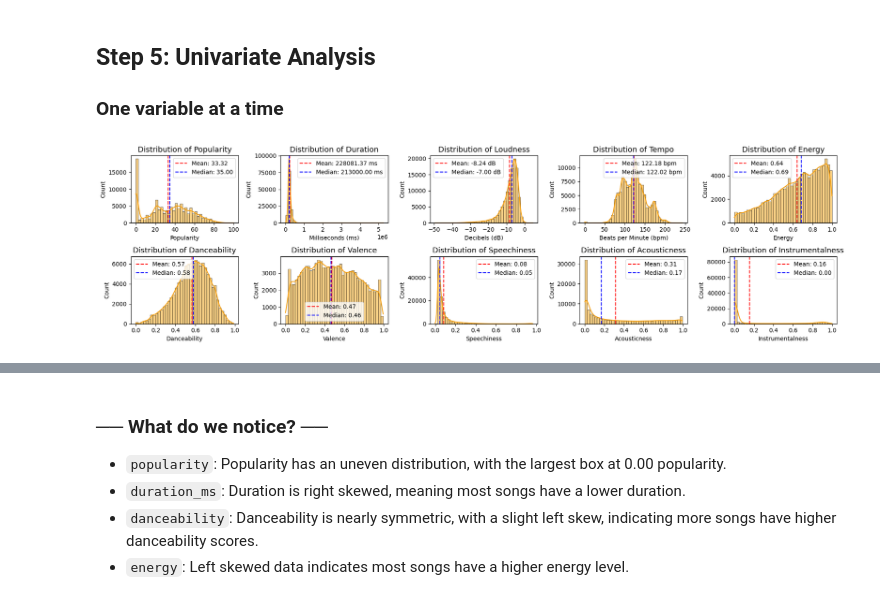
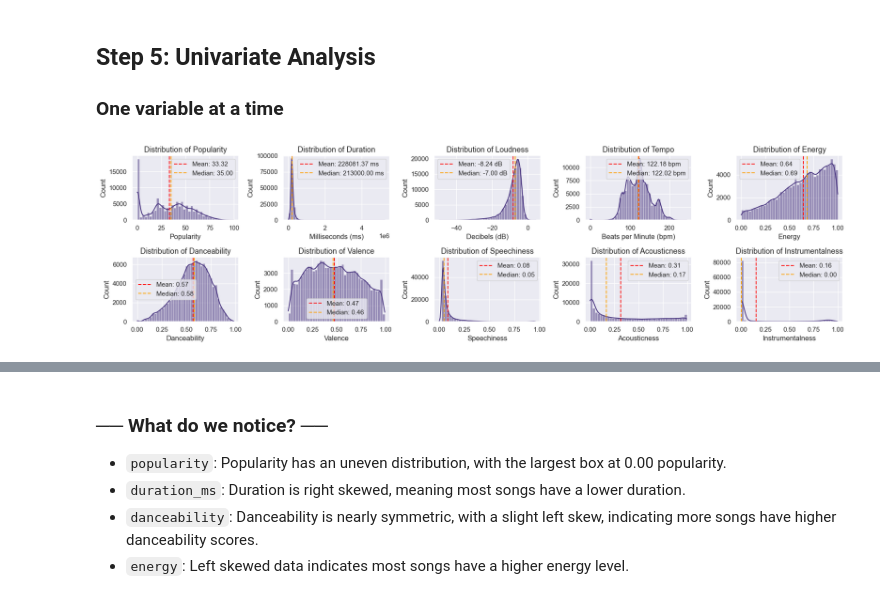
Before and after one commit to vampdevice/spotify-analysis, a Jupyter notebook: spotify_analysis.ipynb, the cells around one changed output, grey strips where cells are left out. Cells and saved outputs as stored; diff of their text form; code cells hidden in the pictures.

```diff
--- a/spotify_analysis.ipynb
+++ b/spotify_analysis.ipynb
@@ -19,6 +19,9 @@ import seaborn as sns
 
 # ── PCA Analysis and Clustering ──
 import sklearn
+# %%
+# ── Set Cohesive Theme ──
+sns.set_theme(palette='viridis')
 # %% [markdown]
 ## Step 1: Load Dataset
 ### Read data into memory; first look
@@ -357,89 +360,89 @@ fig, axes = plt.subplots(2, 5, figsize=(18, 5))
 axes = axes.flatten()
 
 # Popularity
-sns.histplot(df['popularity'], bins=40, kde=True, ax=axes[0], color='#f59e0b')
+sns.histplot(df['popularity'], bins=40, kde=True, ax=axes[0])
 axes[0].set_title('Distribution of Popularity', fontsize=13)
 axes[0].set_xlabel("Popularity")
 axes[0].axvline(df['popularity'].mean(), color='red', ls='--', label=f"Mean: {df['popularity'].mean():.2f}")
-axes[0].axvline(df['popularity'].median(), color='blue', ls='--', label=f"Median: {df['popularity'].median():.2f}")
+axes[0].axvline(df['popularity'].median(), color='orange', ls='--', label=f"Median: {df['popularity'].median():.2f}")
 axes[0].legend()
 
 # Duration (ms)
-sns.histplot(df['duration_ms'], bins=40, kde=True, ax=axes[1], color='#f59e0b')
+sns.histplot(df['duration_ms'], bins=40, kde=True, ax=axes[1])
 axes[1].set_title('Distribution of Duration', fontsize=13)
 axes[1].set_xlabel("Milliseconds (ms)")
 axes[1].axvline(df['duration_ms'].mean(), color='red', ls='--', label=f"Mean: {df['duration_ms'].mean():.2f} ms")
-axes[1].axvline(df['duration_ms'].median(), color='blue', ls='--', label=f"Median: {df['duration_ms'].median():.2f} ms")
+axes[1].axvline(df['duration_ms'].median(), color='orange', ls='--', label=f"Median: {df['duration_ms'].median():.2f} ms")
 axes[1].legend()
 
 # Loudness (dB)
-sns.histplot(df['loudness'], bins=40, kde=True, ax=axes[2], color='#f59e0b')
+sns.histplot(df['loudness'], bins=40, kde=True, ax=axes[2])
 axes[2].set_title('Distribution of Loudness', fontsize=13)
 axes[2].set_xlabel("Decibels (dB)")
 axes[2].axvline(df['loudness'].mean(), color='red', ls='--', label=f"Mean: {df['loudness'].mean():.2f} dB")
-axes[2].axvline(df['loudness'].median(), color='blue', ls='--', label=f"Median: {df['loudness'].median():.2f} dB")
+axes[2].axvline(df['loudness'].median(), color='orange', ls='--', label=f"Median: {df['loudness'].median():.2f} dB")
 axes[2].legend()
 
 # Tempo
-sns.histplot(df['tempo'], bins=40, kde=True, ax=axes[3], color='#f59e0b')
+sns.histplot(df['tempo'], bins=40, kde=True, ax=axes[3])
 axes[3].set_title('Distribution of Tempo', fontsize=13)
 axes[3].set_xlabel("Beats per Minute (bpm)")
 axes[3].axvline(df['tempo'].mean(), color='red', ls='--', label=f"Mean: {df['tempo'].mean():.2f} bpm")
-axes[3].axvline(df['tempo'].median(), color='blue', ls='--', label=f"Median: {df['tempo'].median():.2f} bpm")
+axes[3].axvline(df['tempo'].median(), color='orange', ls='--', label=f"Median: {df['tempo'].median():.2f} bpm")
 axes[3].legend()
 
 # Energy
-sns.histplot(df['energy'], bins=40, kde=True, ax=axes[4], color='#f59e0b')
+sns.histplot(df['energy'], bins=40, kde=True, ax=axes[4])
 axes[4].set_title('Distribution of Energy', fontsize=13)
 axes[4].set_xlabel("Energy")
 axes[4].axvline(df['energy'].mean(), color='red', ls='--', label=f"Mean: {df['energy'].mean():.2f}")
-axes[4].axvline(df['energy'].median(), color='blue', ls='--', label=f"Median: {df['energy'].median():.2f}")
+axes[4].axvline(df['energy'].median(), color='orange', ls='--', label=f"Median: {df['energy'].median():.2f}")
 axes[4].legend()
 
 # Danceability
-sns.histplot(df['danceability'], bins=40, kde=True, ax=axes[5], color='#f59e0b')
+sns.histplot(df['danceability'], bins=40, kde=True, ax=axes[5])
 axes[5].set_title('Distribution of Danceability', fontsize=13)
 axes[5].set_xlabel("Danceability")
 axes[5].axvline(df['danceability'].mean(), color='red', ls='--', label=f"Mean: {df['danceability'].mean():.2f}")
-axes[5].axvline(df['danceability'].median(), color='blue', ls='--', label=f"Median: {df['danceability'].median():.2f}")
+axes[5].axvline(df['danceability'].median(), color='orange', ls='--', label=f"Median: {df['danceability'].median():.2f}")
 axes[5].legend()
 
 # Valence
-sns.histplot(df['valence'], bins=40, kde=True, ax=axes[6], color='#f59e0b')
+sns.histplot(df['valence'], bins=40, kde=True, ax=axes[6])
 axes[6].set_title('Distribution of Valence', fontsize=13)
 axes[6].set_xlabel("Valence")
 axes[6].axvline(df['valence'].mean(), color='red', ls='--', label=f"Mean: {df['valence'].mean():.2f}")
-axes[6].axvline(df['valence'].median(), color='blue', ls='--', label=f"Median: {df['valence'].median():.2f}")
+axes[6].axvline(df['valence'].median(), color='orange', ls='--', label=f"Median: {df['valence'].median():.2f}")
 axes[6].legend()
 
 # Speechiness
-sns.histplot(df['speechiness'], bins=40, kde=True, ax=axes[7], color='#f59e0b')
+sns.histplot(df['speechiness'], bins=40, kde=True, ax=axes[7])
 axes[7].set_title('Distribution of Speechiness', fontsize=13)
 axes[7].set_xlabel("Speechiness")
 axes[7].axvline(df['speechiness'].mean(), color='red', ls='--', label=f"Mean: {df['speechiness'].mean():.2f}")
-axes[7].axvline(df['speechiness'].median(), color='blue', ls='--', label=f"Median: {df['speechiness'].median():.2f}")
+axes[7].axvline(df['speechiness'].median(), color='orange', ls='--', label=f"Median: {df['speechiness'].median():.2f}")
 axes[7].legend()
 
 # Acousticness
-sns.histplot(df['acousticness'], bins=40, kde=True, ax=axes[8], color='#f59e0b')
+sns.histplot(df['acousticness'], bins=40, kde=True, ax=axes[8])
 axes[8].set_title('Distribution of Acousticness', fontsize=13)
 axes[8].set_xlabel("Acousticness")
 axes[8].axvline(df['acousticness'].mean(), color='red', ls='--', label=f"Mean: {df['acousticness'].mean():.2f}")
-axes[8].axvline(df['acousticness'].median(), color='blue', ls='--', label=f"Median: {df['acousticness'].median():.2f}")
+axes[8].axvline(df['acousticness'].median(), color='orange', ls='--', label=f"Median: {df['acousticness'].median():.2f}")
 axes[8].legend()
 
 # Instrumentalness
-sns.histplot(df['instrumentalness'], bins=40, kde=True, ax=axes[9], color='#f59e0b')
+sns.histplot(df['instrumentalness'], bins=40, kde=True, ax=axes[9])
 axes[9].set_title('Distribution of Instrumentalness', fontsize=13)
 axes[9].set_xlabel("Instrumentalness")
 axes[9].axvline(df['instrumentalness'].mean(), color='red', ls='--', label=f"Mean: {df['instrumentalness'].mean():.2f}")
-axes[9].axvline(df['instrumentalness'].median(), color='blue', ls='--', label=f"Median: {df['instrumentalness'].median():.2f}")
+axes[9].axvline(df['instrumentalness'].median(), color='orange', ls='--', label=f"Median: {df['instrumentalness'].median():.2f}")
 axes[9].legend()
 
 plt.tight_layout()
 plt.show()
 # %% [output]
-[figure, old version]
+[figure, new version]
 # %% [markdown]
 ![Figure 2](images/numerical_histogram.png)
 # %% [markdown]
```
Also changed, not shown: parts of 8 cells of this notebook, 9 other files.
